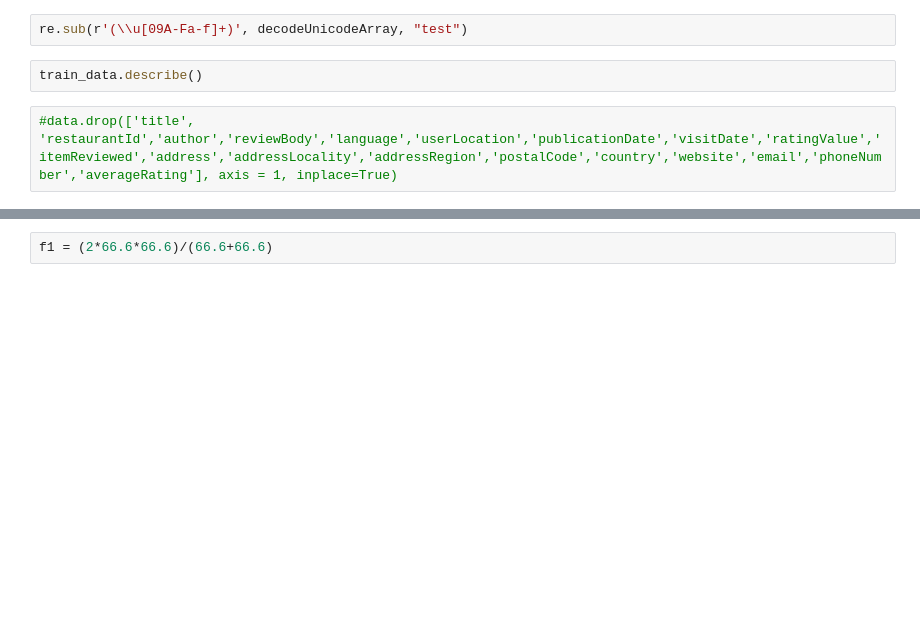
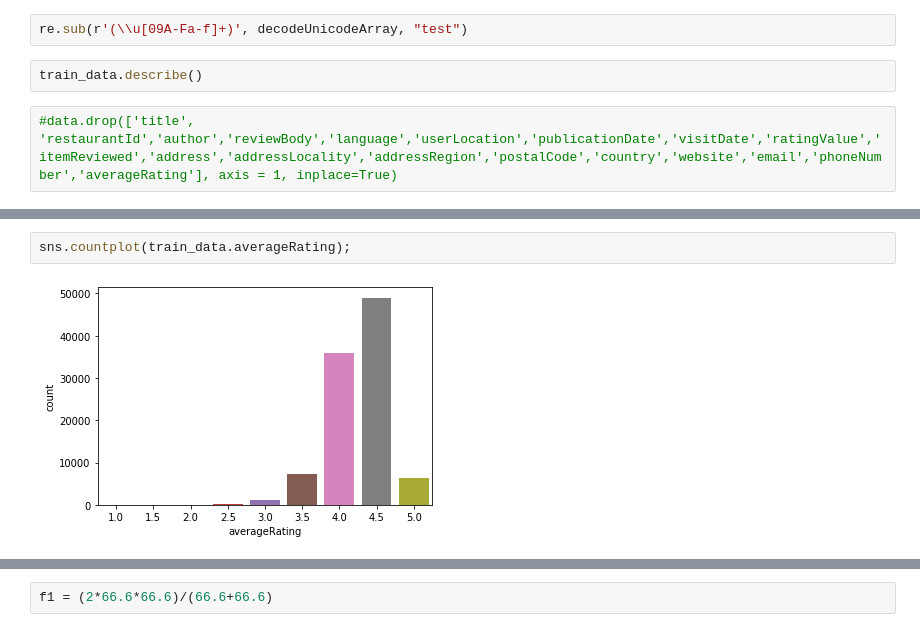
Before and after one commit to paulordie/gitTest, a Jupyter notebook: piloto-2.ipynb, the cells around one changed output, grey strips where cells are left out. Cells and saved outputs as stored; diff of their text form; blank space fills up the shorter version.

```diff
--- a/piloto-2.ipynb
+++ b/piloto-2.ipynb
@@ -196,0 +250,4 @@ sns.countplot(train_data.mobileDevice);
+# %%
+sns.countplot(train_data.averageRating);
+# %% [output]
+[figure, added]
```
Also changed, not shown: parts of 37 cells of this notebook, 1 other file.
